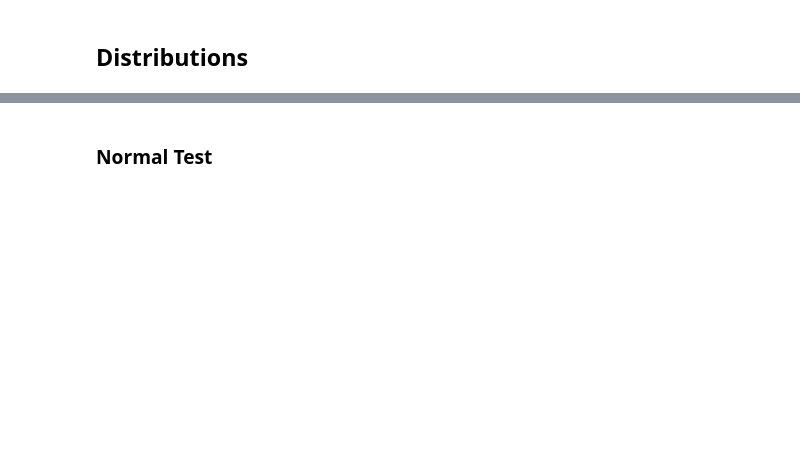
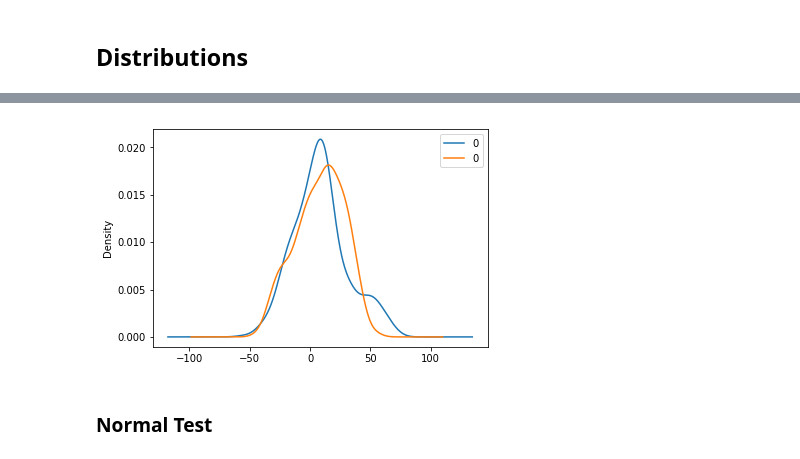
Before and after one commit to thomasgrsp/workaroundmedgan, a Jupyter notebook: notebooks/medgan_pca.ipynb, the cells around one changed output, grey strips where cells are left out. Saved outputs shown, nothing was run; the diff lists cells and outputs as text; code cells hidden in the pictures; blank space fills up the shorter version.

```diff
--- a/notebooks/medgan_pca.ipynb
+++ b/notebooks/medgan_pca.ipynb
@@ -202,3 +204,11 @@ SyntaxError: invalid syntax (<ipython-input-23-e1fd4c5a292a>, line 4)
+# %%
+fig, ax = plt.subplots()
+
+pd.DataFrame(x_lat).plot(kind='density', ax=ax)
+pd.DataFrame(x_gen_lat).plot(kind='density', ax=ax)
+plt.show()
+# %% [output]
+[figure, added]
 # %% [markdown]
 ### Normal Test
 # %%
```
Also changed, not shown: parts of 20 cells of this notebook, 4 other files.
